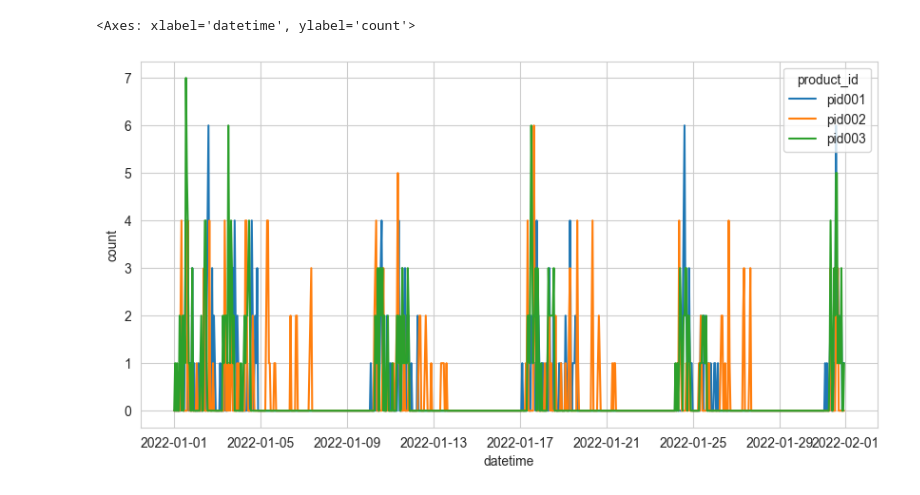
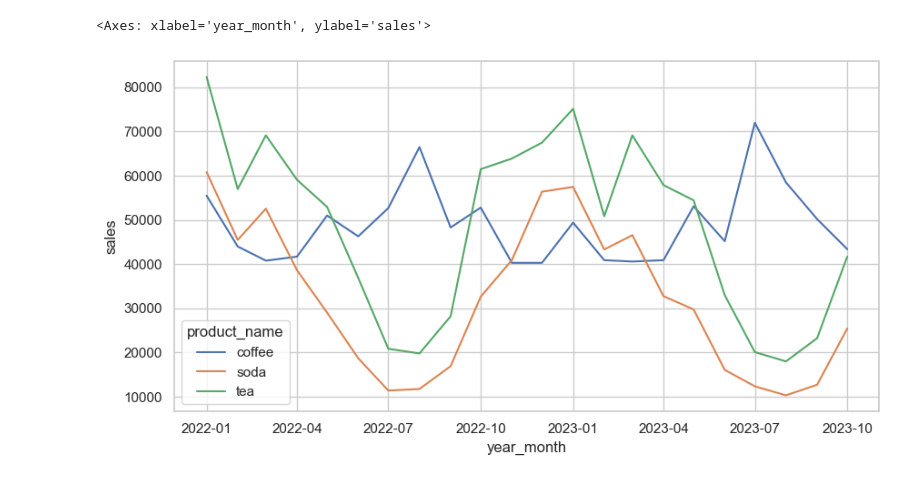
Before and after one commit to ShozenNSP/DrinkSales, a Jupyter notebook: notebooks/analysis.ipynb, the cells around one changed output. Saved outputs shown, nothing was run; the diff lists cells and outputs as text; code cells hidden in the pictures.

```diff
--- a/notebooks/analysis.ipynb
+++ b/notebooks/analysis.ipynb
@@ -7,3 +53,2 @@ sns.set_style('whitegrid')
 # %%
-df = pd.read_csv('../outputs/mid001.csv')
-df.head(10)
+df_drinks = pd.read_csv('../outputs/drink_master.csv')
@@ -22,12 +55,16 @@ df.head(10)
+# %%
+df_daily_product.reset_index(inplace=True)
+# %%
+df_daily_product = df_daily_product.merge(df_drinks, how='left', on='product_id')
+df_daily_product['sales'] = df_daily_product['count'] * df_daily_product['price']
+# %%
+df_daily_product['date'] = pd.to_datetime(df_daily_product['date'])
+df_daily_product['year_month'] = df_daily_product['date'].dt.to_period('M')
+df_monthly_product = df_daily_product.groupby(['year_month', 'product_name'])['sales'].sum().reset_index()
+df_monthly_product['year_month'] = pd.to_datetime(df_monthly_product['year_month'].astype(str))
 # %%
-df['datetime'] = pd.to_datetime(df['datetime'])
-
 fig, ax = plt.subplots(figsize=(10, 5))
-sns.lineplot(x='datetime',
-             y='count',
-             hue='product_id',
-             data=df[df['datetime'] < '2022-02-01'],
-             ax=ax)
+sns.lineplot(x='year_month', y='sales', hue='product_name', data=df_monthly_product, ax=ax)
 # %% [output]
-<Axes: xlabel='datetime', ylabel='count'>
+<Axes: xlabel='year_month', ylabel='sales'>
-[figure, old version]
+[figure, new version]
```
Also changed, not shown: parts of 14 cells of this notebook.
